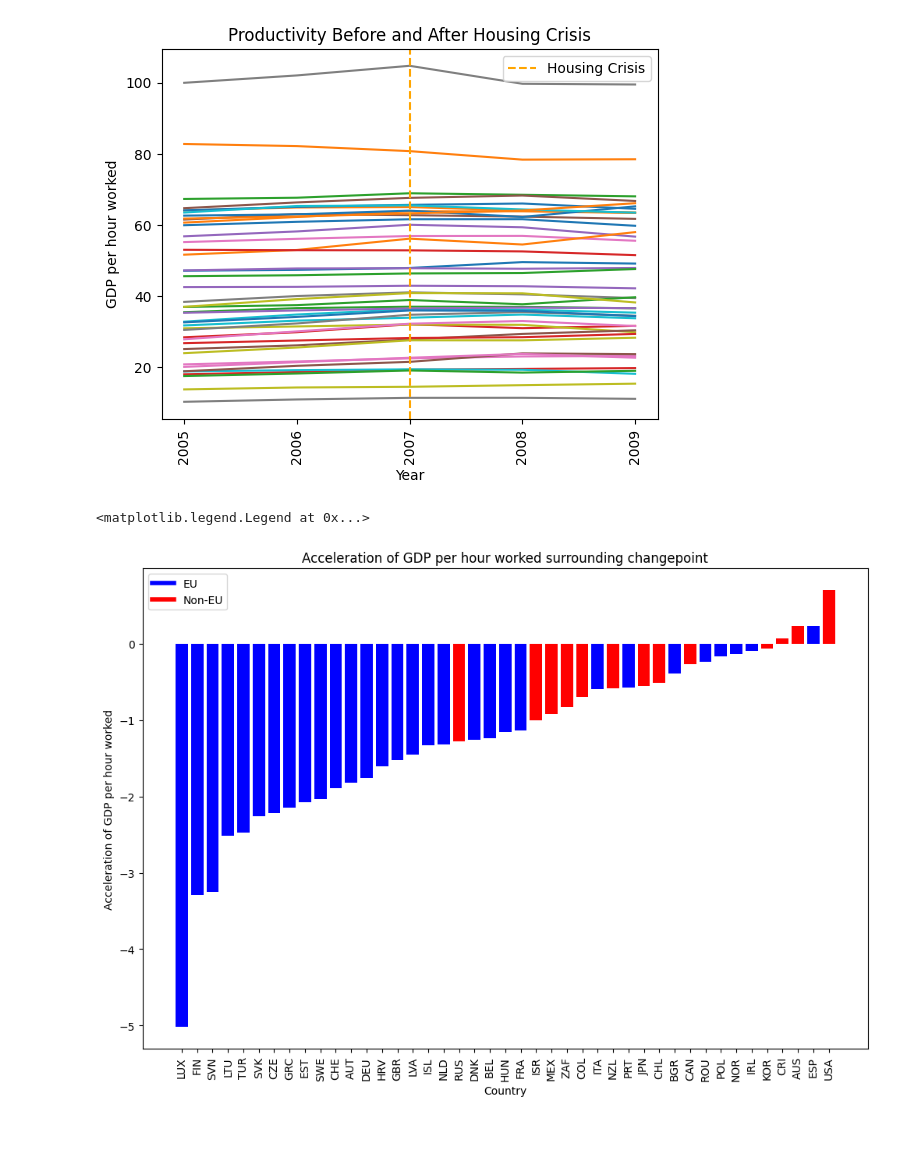
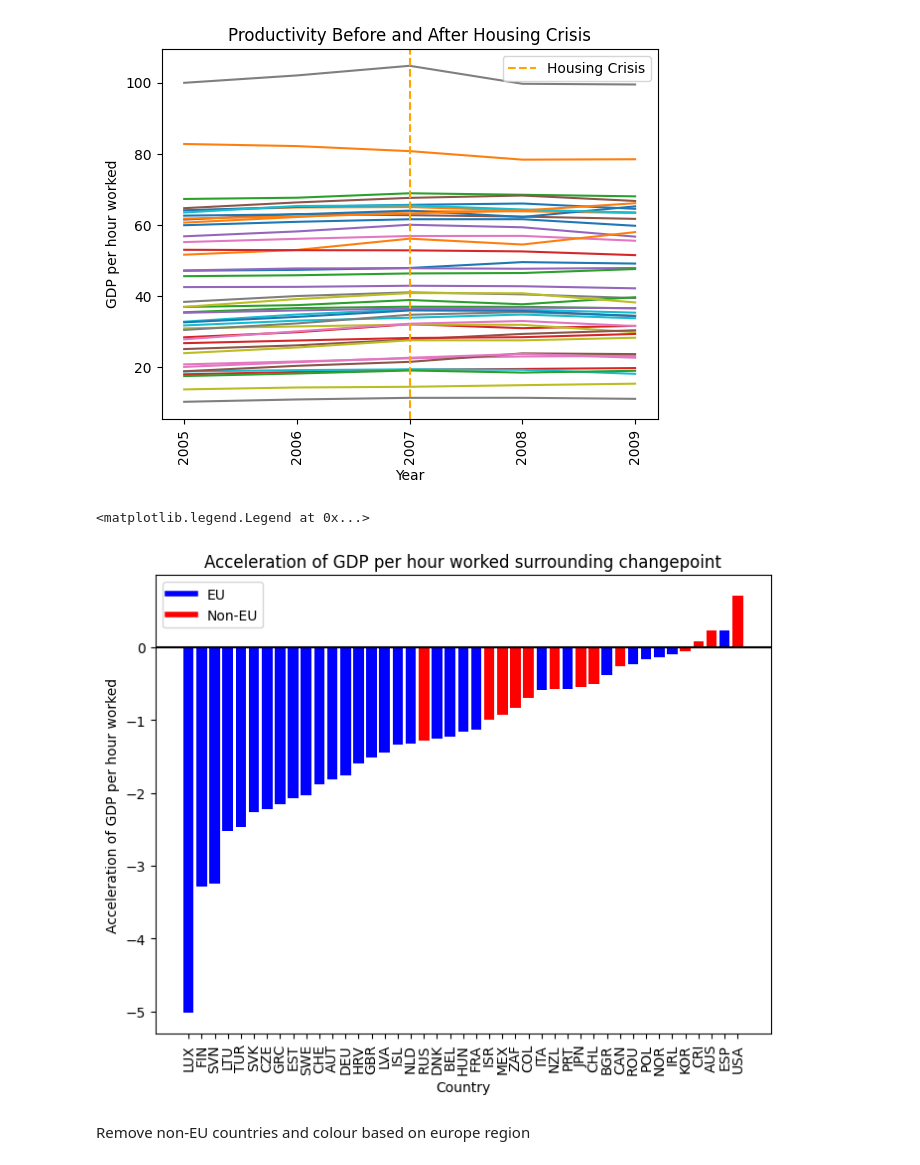
Before and after one commit to JoanneLin168/ADS-European-Productivity, a Jupyter notebook: Notebooks/changepoint-quantification.ipynb, the cells around one changed output. Saved outputs shown, nothing was run; the diff lists cells and outputs as text; code cells hidden in the pictures; blank space fills up the shorter version.

Commit message:
Improved plotting

```diff
--- a/Notebooks/changepoint-quantification.ipynb
+++ b/Notebooks/changepoint-quantification.ipynb
@@ -135,14 +135,17 @@ for country in countries:
 # %%
 custom_lines = [Line2D([0], [0], color='Blue', lw=4),
                 Line2D([0], [0], color='Red', lw=4)]
 
-_, ax = plt.subplots(figsize=(12, 8))
+_, ax = plt.subplots(figsize=(8, 6))
 ax.bar(countries, acceleration, color=colour)
 ax.set_xticklabels(countries, rotation=90)
 ax.set_title("Acceleration of GDP per hour worked surrounding changepoint")
 ax.set_ylabel("Acceleration of GDP per hour worked")
 ax.set_xlabel("Country")
+ax.axhline(0, color='black')
 ax.legend(custom_lines, ['EU', 'Non-EU'])
 # %% [output]
 <matplotlib.legend.Legend at 0x...>
-[figure, old version]
+[figure, new version]
+# %% [markdown]
+Remove non-EU countries and colour based on europe region
```
Also changed, not shown: parts of 3 cells of this notebook.
